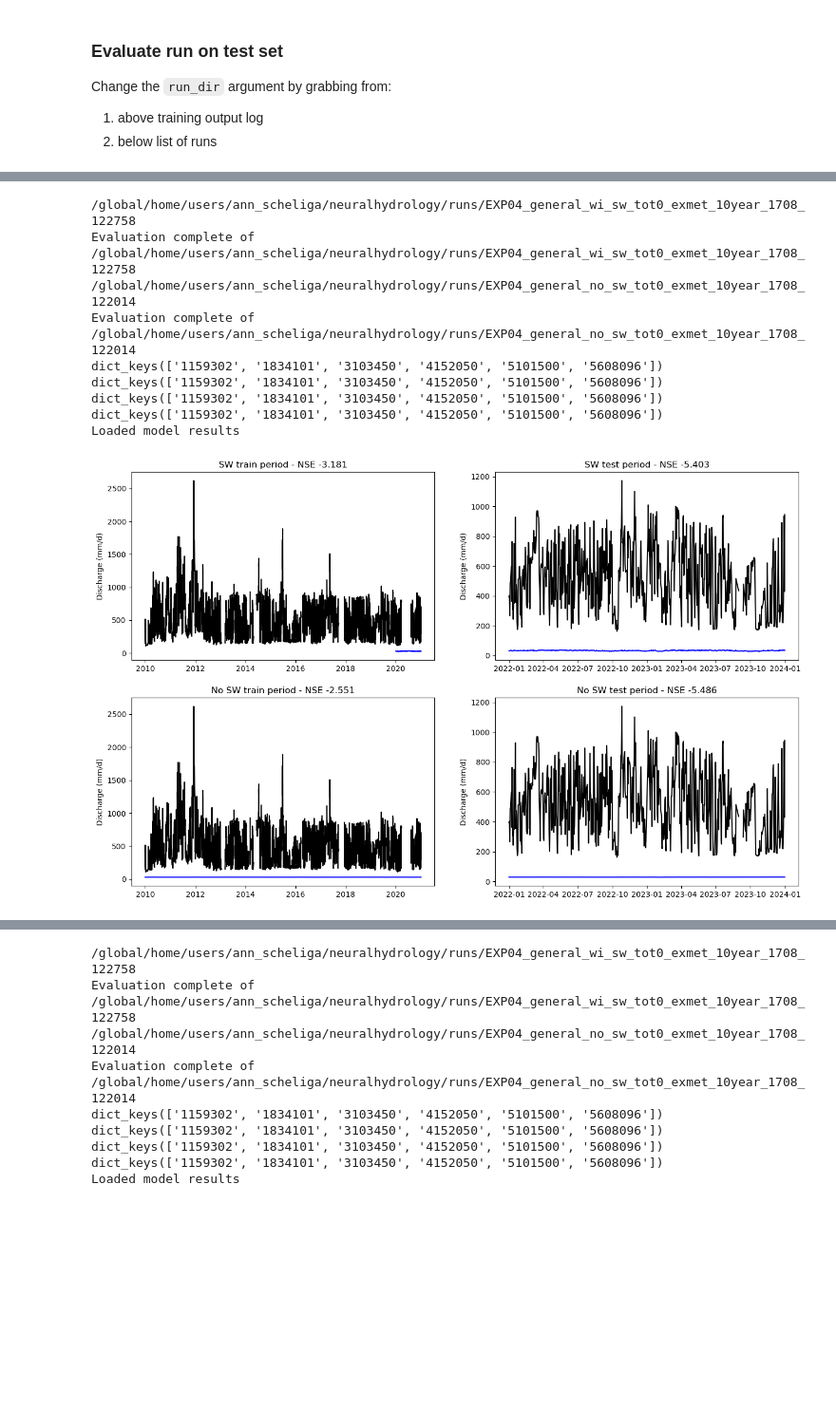
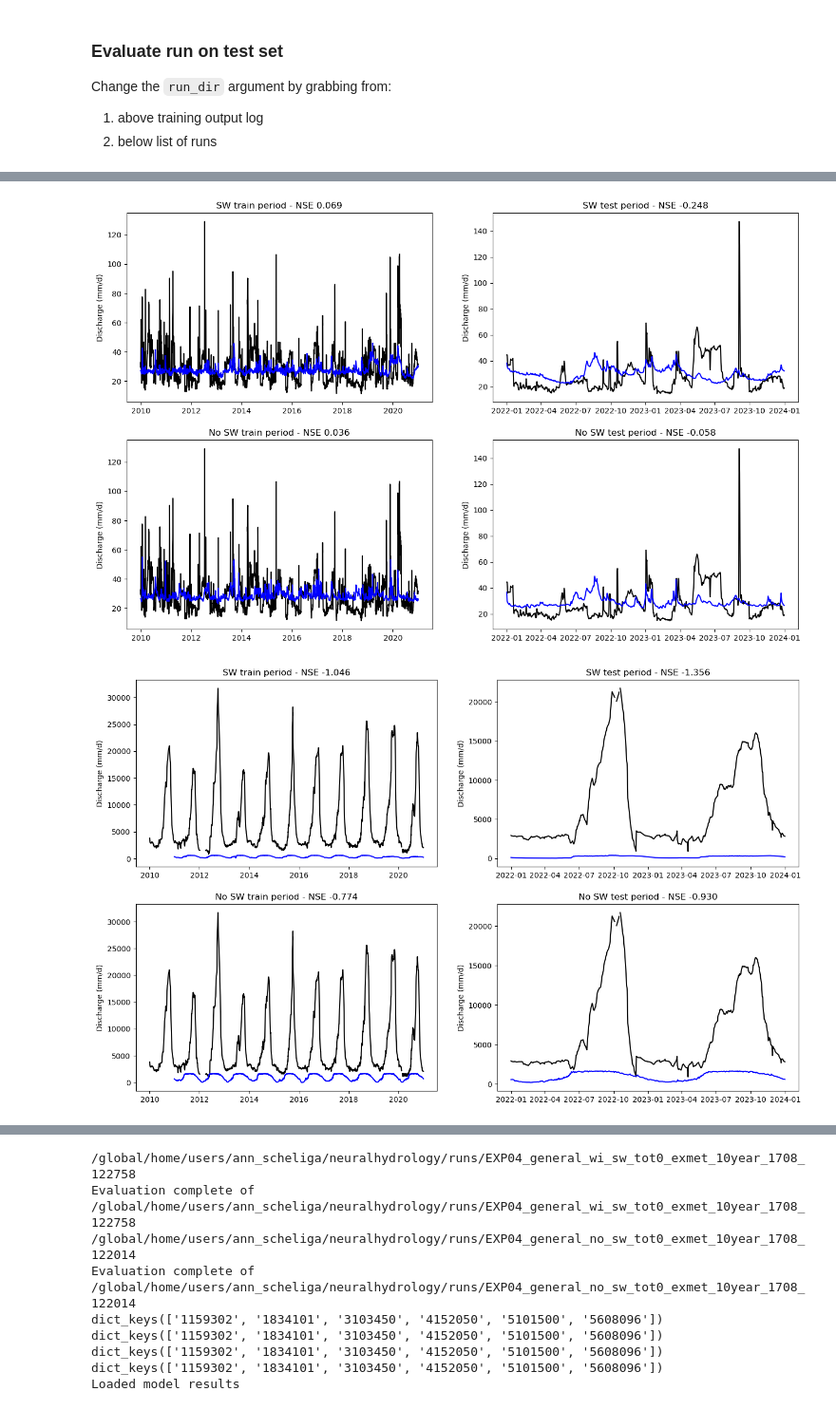
Before and after one commit to ascheliga/neuralhydrology, a Jupyter notebook: cygnss_models/EXP04_general/base_case.ipynb, the cells around one changed output, grey strips where cells are left out. Shown at 95% size. Drawn from its saved outputs; the diff is of its cells as text; code cells hidden in the pictures; blank space fills up the shorter version.

Commit message:
updated with basin attrs

```diff
--- a/cygnss_models/EXP04_general/base_case.ipynb
+++ b/cygnss_models/EXP04_general/base_case.ipynb
@@ -30,6 +31,5 @@ exp_runs
 # %%
-cbr_powell_tot_metrics = eval_wrapper.quick_eval(fp_no_sw='EXP04_general_no_sw_tot0_exmet_10year_1708_122014',
-    fp_wi_sw='EXP04_general_wi_sw_tot0_exmet_10year_1708_122758',
-    run_dir = all_runs_dir,
-    basin_key = '1159302')
+results_tuple = eval_wrapper.quick_eval(fp_no_sw='EXP04_general_no_sw_basin_attr_2008_221623',
+    fp_wi_sw='EXP04_general_wi_sw_basin_attr_2008_222530',
+    run_dir = all_runs_dir)
 # %% [output]
@@ -62,16 +45,9 @@ Loaded model results
-# %%
-cbr_powell_tot_metrics = eval_wrapper.quick_eval(fp_no_sw='EXP04_general_no_sw_tot0_exmet_10year_1708_122014',
-    fp_wi_sw='EXP04_general_wi_sw_tot0_exmet_10year_1708_122758',
-    run_dir = all_runs_dir,
-    basin_key = '3103450')
-# %% [output]
-/global/home/users/ann_scheliga/neuralhydrology/runs/EXP04_general_wi_sw_tot0_exmet_10year_1708_122758
-Evaluation complete of /global/home/users/ann_scheliga/neuralhydrology/runs/EXP04_general_wi_sw_tot0_exmet_10year_1708_122758
-/global/home/users/ann_scheliga/neuralhydrology/runs/EXP04_general_no_sw_tot0_exmet_10year_1708_122014
-Evaluation complete of /global/home/users/ann_scheliga/neuralhydrology/runs/EXP04_general_no_sw_tot0_exmet_10year_1708_122014
-dict_keys(['1159302', '1834101', '3103450', '4152050', '5101500', '5608096'])
-dict_keys(['1159302', '1834101', '3103450', '4152050', '5101500', '5608096'])
-dict_keys(['1159302', '1834101', '3103450', '4152050', '5101500', '5608096'])
-dict_keys(['1159302', '1834101', '3103450', '4152050', '5101500', '5608096'])
-Loaded model results
-[figure, removed]
+# %%
+cbr_powell_tot_metrics = eval_wrapper.quick_basin_plot(*results_tuple,
+    basin_key = '1159302')
+# %% [output]
+[figure, added]
+# %%
+eval_wrapper.quick_basin_plot(*results_tuple, basin_key = '1834101');
+# %% [output]
+[figure, added]
```
Also changed, not shown: parts of 6 cells of this notebook, 3 other files.
